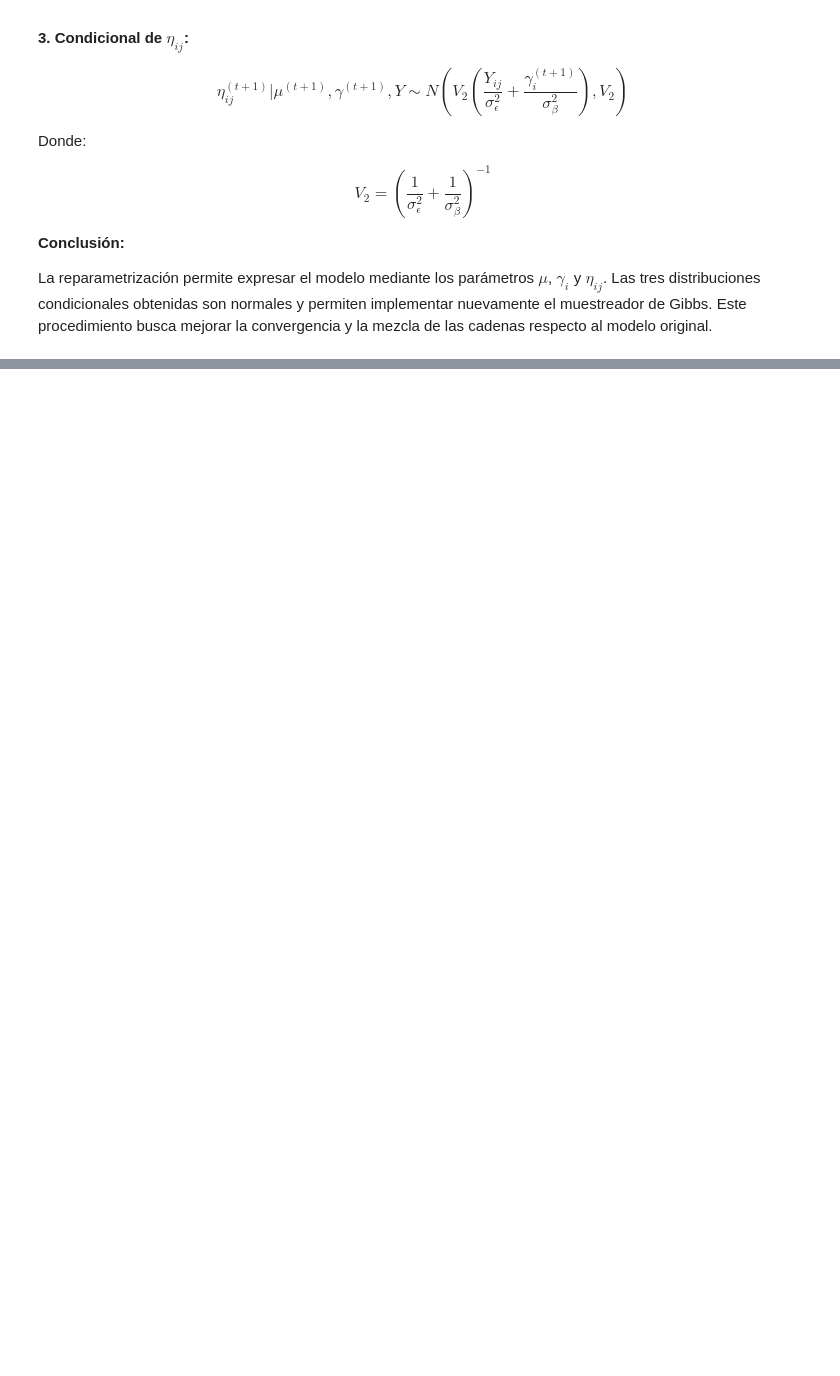
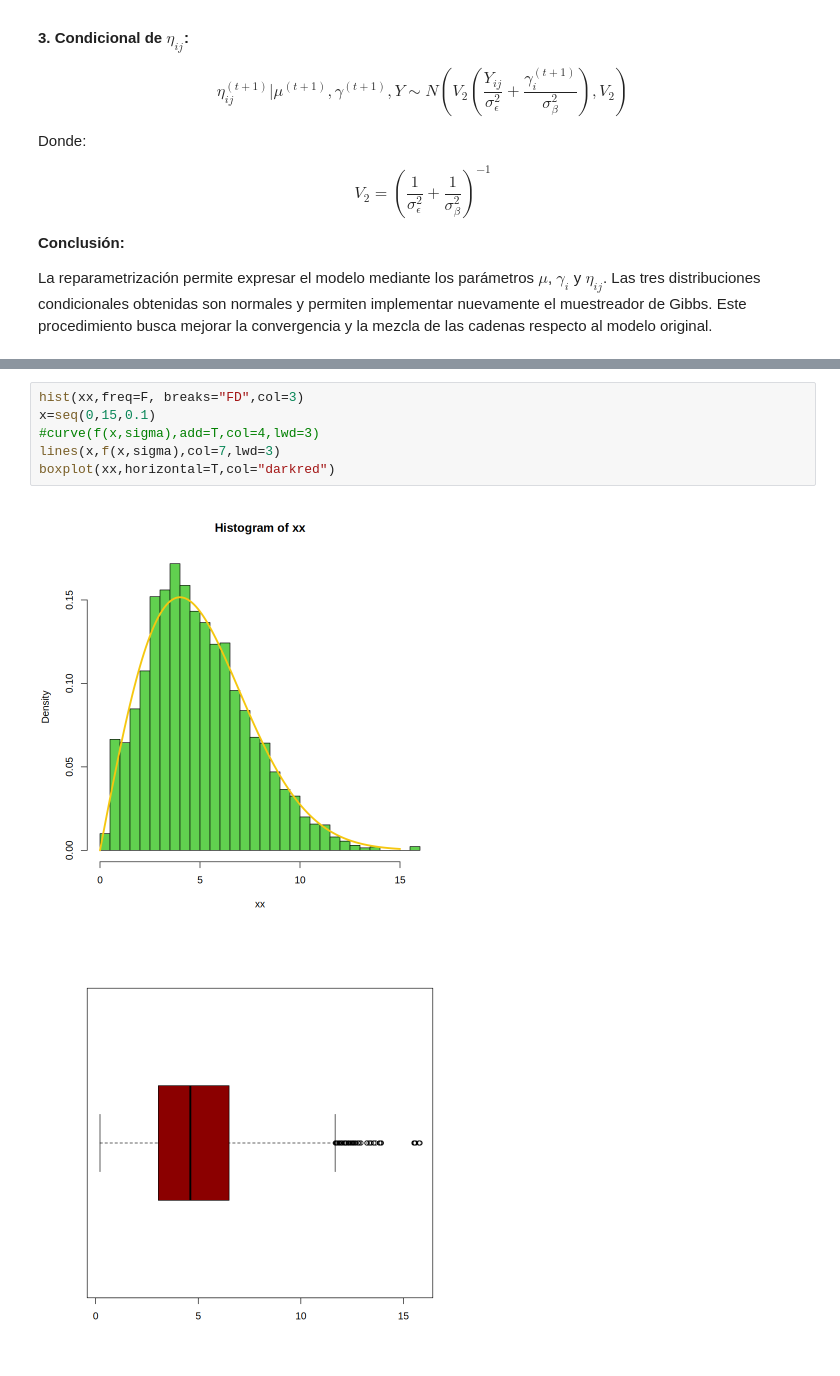
Before and after one commit to Nicolas-Bernal/Simulacion-Estadistica, a Jupyter notebook: MARKOV CHAIN MONTE CARLO/Metropolis Hasting/METROPOLIS–HASTINGS_ALGORITHM.ipynb, the cells around one changed output, grey strips where cells are left out. Saved outputs shown, nothing was run; the diff lists cells and outputs as text; blank space fills up the shorter version.

```diff
--- a/MARKOV CHAIN MONTE CARLO/Metropolis Hasting/METROPOLIS–HASTINGS_ALGORITHM.ipynb
+++ b/MARKOV CHAIN MONTE CARLO/Metropolis Hasting/METROPOLIS–HASTINGS_ALGORITHM.ipynb
@@ -1038,0 +1088,9 @@ La reparametrización permite expresar el modelo mediante los parámetros $\mu$,
+# %%
+hist(xx,freq=F, breaks="FD",col=3)
+x=seq(0,15,0.1)
+#curve(f(x,sigma),add=T,col=4,lwd=3)
+lines(x,f(x,sigma),col=7,lwd=3)
+boxplot(xx,horizontal=T,col="darkred")
+# %% [output]
+[figure, added]
+[figure, added]
```
Also changed, not shown: parts of 9 cells of this notebook.
